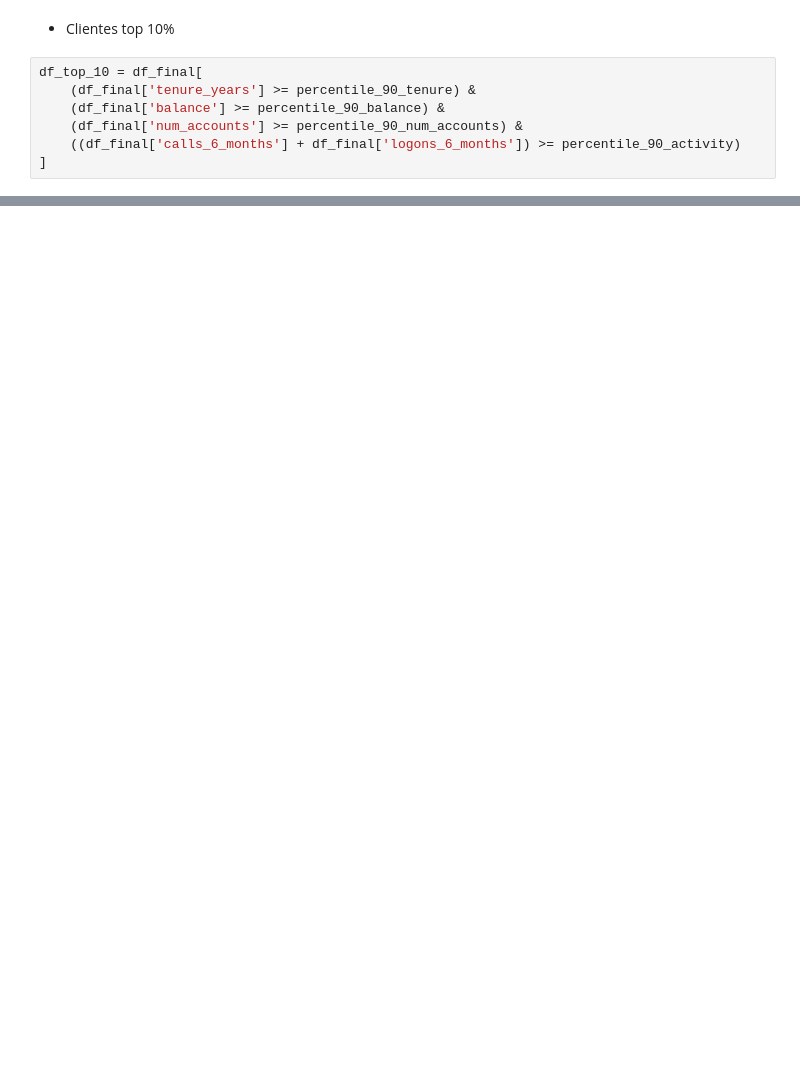
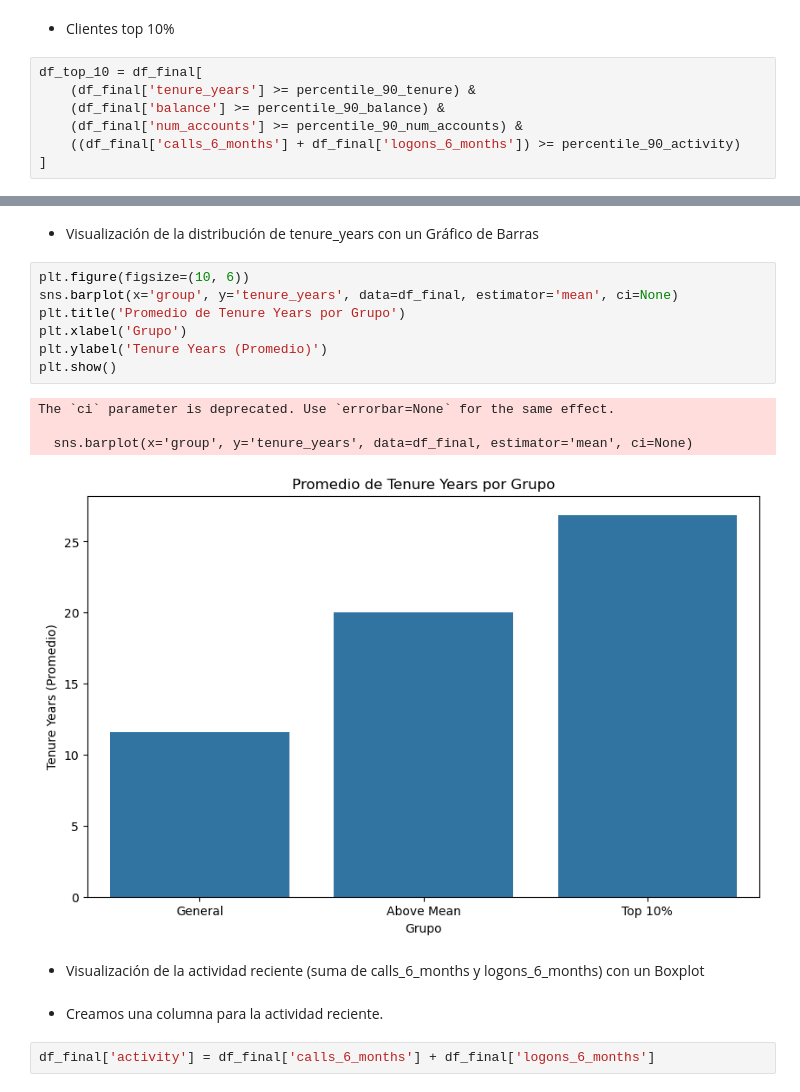
Before and after one commit to adrianlardies/vanguard-ab-test, a Jupyter notebook: main.ipynb, the cells around one changed output, grey strips where cells are left out. Cells and saved outputs as stored; diff of their text form; blank space fills up the shorter version.

```diff
--- a/main.ipynb
+++ b/main.ipynb
@@ -695,0 +748,20 @@ df_top_10
+# %% [markdown]
+- Visualización de la distribución de tenure_years con un Gráfico de Barras
+# %%
+plt.figure(figsize=(10, 6))
+sns.barplot(x='group', y='tenure_years', data=df_final, estimator='mean', ci=None)
+plt.title('Promedio de Tenure Years por Grupo')
+plt.xlabel('Grupo')
+plt.ylabel('Tenure Years (Promedio)')
+plt.show()
+# %% [output]
+The `ci` parameter is deprecated. Use `errorbar=None` for the same effect.
+
+  sns.barplot(x='group', y='tenure_years', data=df_final, estimator='mean', ci=None)
+[figure, added]
+# %% [markdown]
+- Visualización de la actividad reciente (suma de calls_6_months y logons_6_months) con un Boxplot
+# %% [markdown]
+- Creamos una columna para la actividad reciente.
+# %%
+df_final['activity'] = df_final['calls_6_months'] + df_final['logons_6_months']
```
Also changed, not shown: parts of 14 cells of this notebook.
